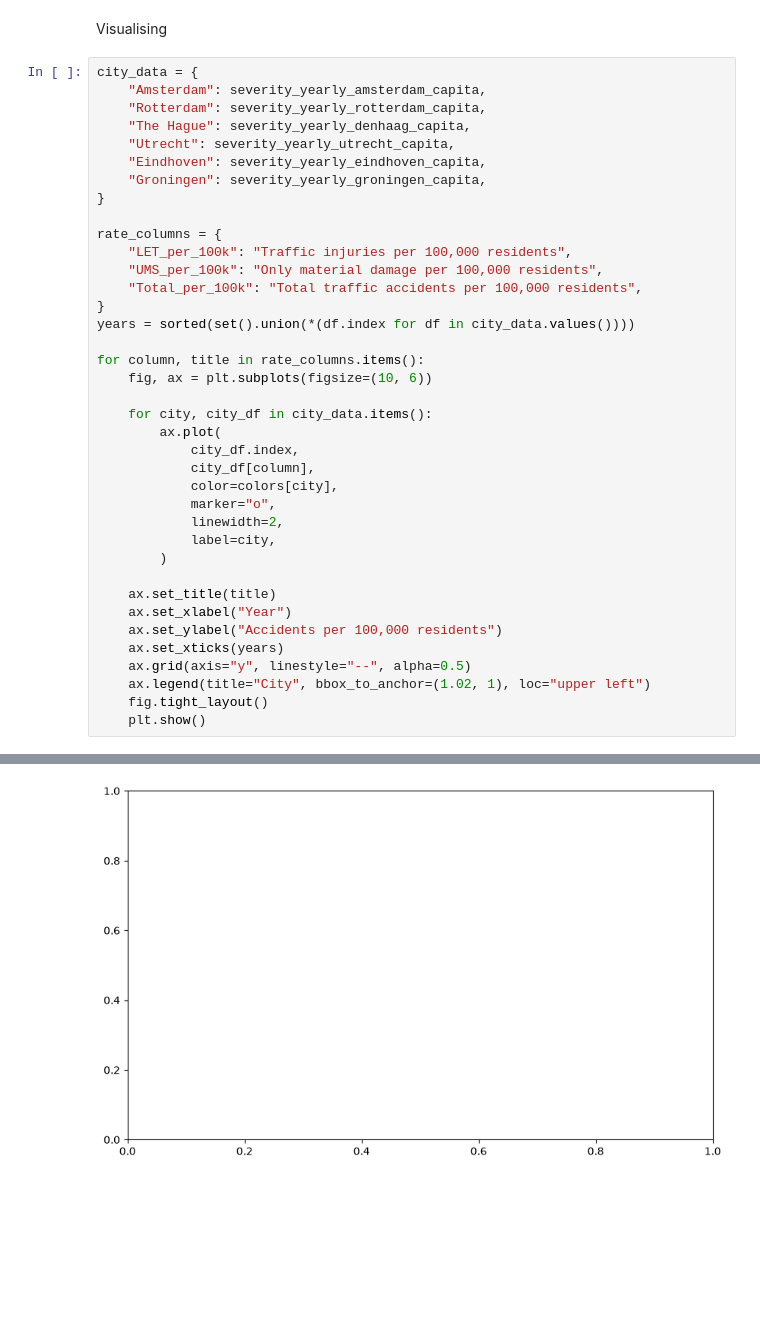
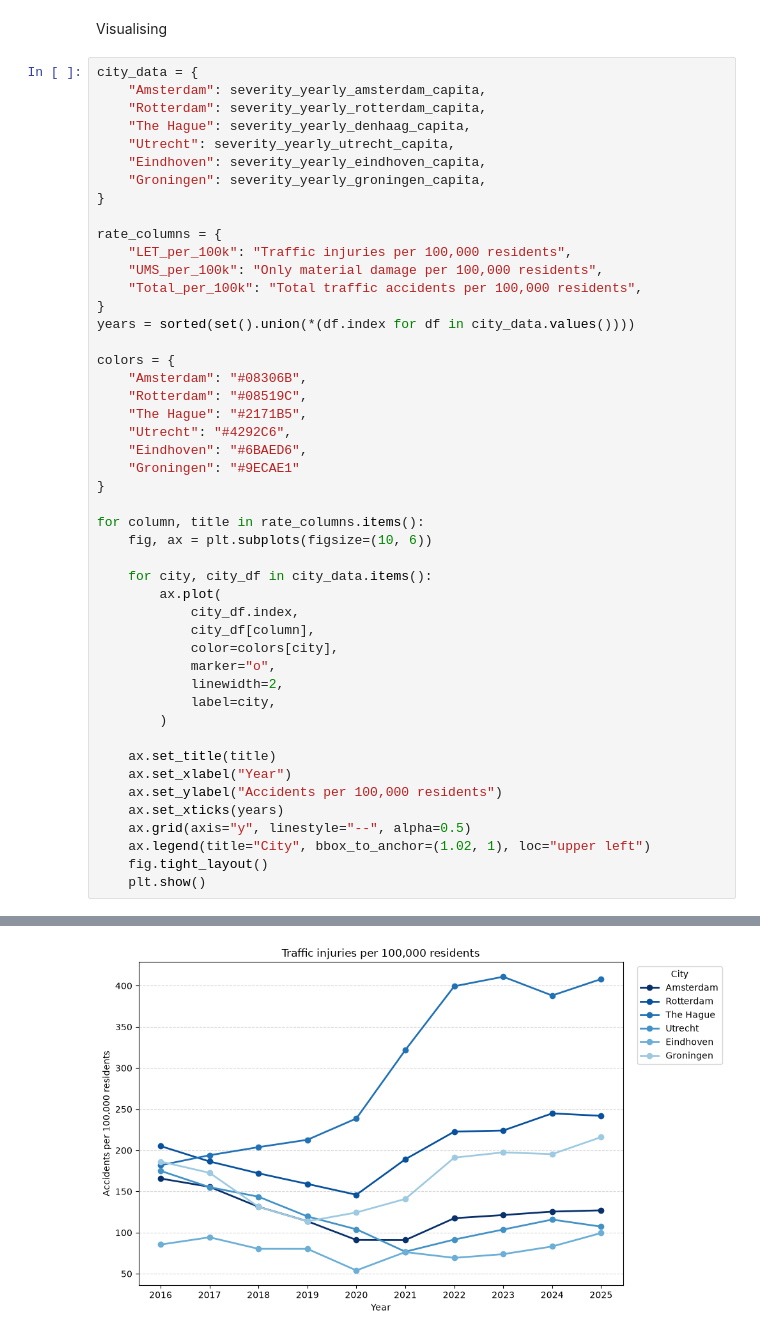
Before and after one commit to LiamLuijtgaarden/Python-Project, a Jupyter notebook: Subquestion 3.ipynb, the cells around one changed output, grey strips where cells are left out. Cells and saved outputs as stored; diff of their text form; blank space fills up the shorter version.

```diff
--- a/Subquestion 3.ipynb
+++ b/Subquestion 3.ipynb
@@ -673,6 +673,15 @@ rate_columns = {
     "Total_per_100k": "Total traffic accidents per 100,000 residents",
 }
 years = sorted(set().union(*(df.index for df in city_data.values())))
+
+colors = {
+    "Amsterdam": "#08306B",
+    "Rotterdam": "#08519C",
+    "The Hague": "#2171B5",
+    "Utrecht": "#4292C6",
+    "Eindhoven": "#6BAED6",
+    "Groningen": "#9ECAE1"
+}
 
 for column, title in rate_columns.items():
     fig, ax = plt.subplots(figsize=(10, 6))
@@ -700 +708 @@ NameError: name 'colors' is not defined
-[figure, old version]
+[figure, new version]
```
Also changed, not shown: parts of 1 cell of this notebook.
